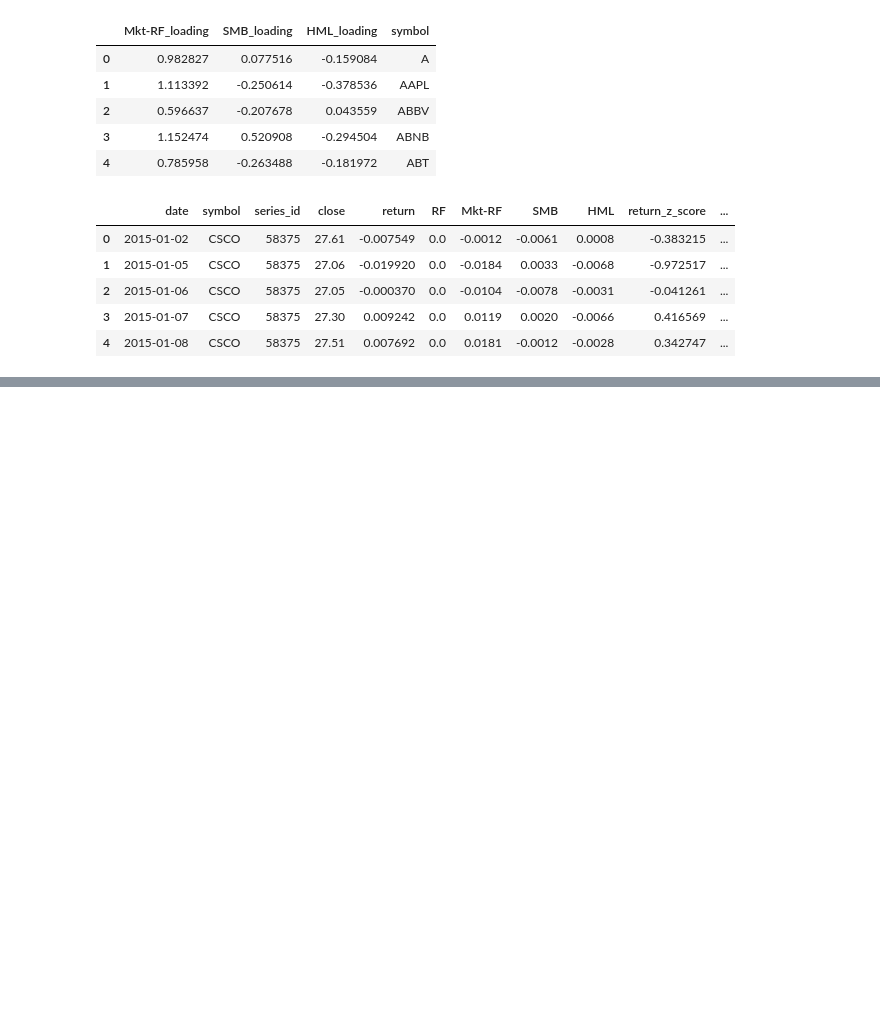
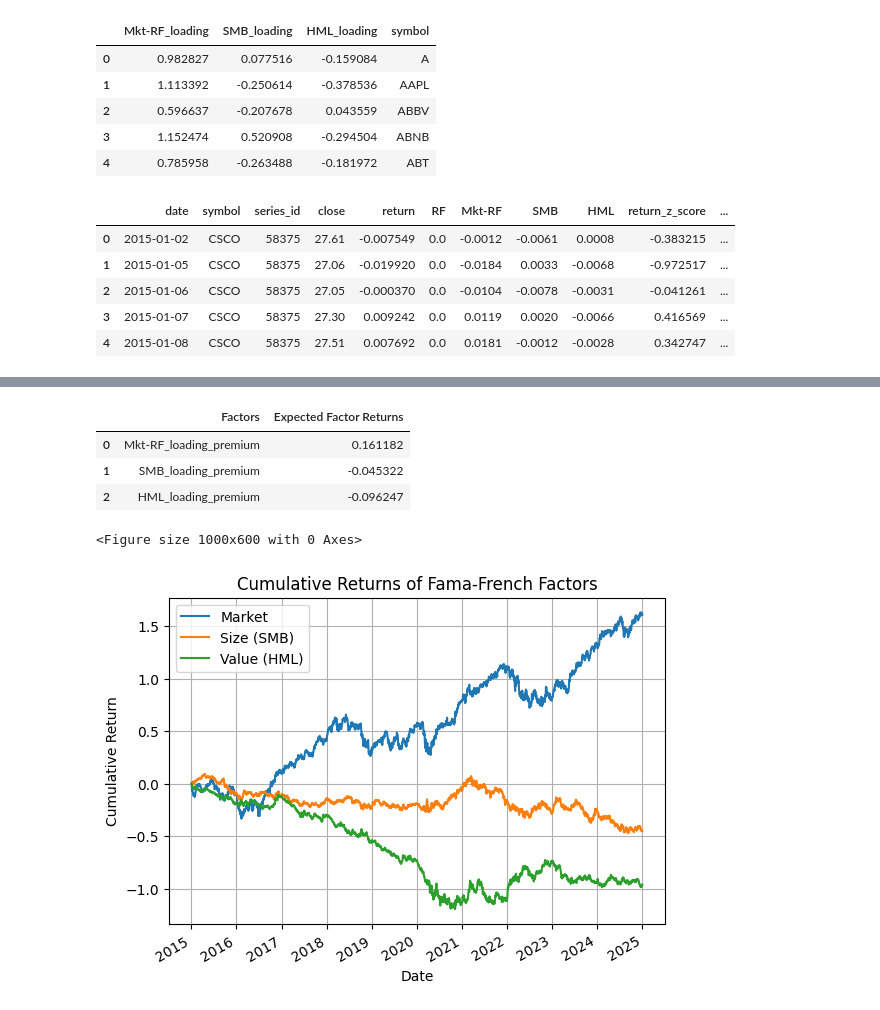
Before and after one commit to Aman-Rana-02/Efficient_Market_Portfolios, a Jupyter notebook: scripts/2.0.arbitrage_portfolio_theory.ipynb, the cells around one changed output, grey strips where cells are left out. Drawn from its saved outputs; the diff is of its cells as text; code cells hidden in the pictures; blank space fills up the shorter version.

```diff
--- a/scripts/2.0.arbitrage_portfolio_theory.ipynb
+++ b/scripts/2.0.arbitrage_portfolio_theory.ipynb
@@ -140,2 +150,28 @@ rp_df.head()
+# %%
+expected_factor_returns_df = pd.DataFrame.from_dict(expected_factor_returns, orient='index')
+expected_factor_returns_df.columns = ['Expected Factor Returns']
+expected_factor_returns_df['Expected Factor Returns'] = expected_factor_returns_df['Expected Factor Returns'] * 252
+expected_factor_returns_df.index.name = 'Factors'
+expected_factor_returns_df.reset_index(inplace=True)
+expected_factor_returns_df.to_latex('../figs/expected_factor_returns.tex', index=False, float_format="%.4f")
+expected_factor_returns_df.head()
+# %% [output]
+|  | Factors | Expected Factor Returns |
+| 0 | Mkt-RF_loading_premium | 0.161182 |
+| 1 | SMB_loading_premium | -0.045322 |
+| 2 | HML_loading_premium | -0.096247 |
 # %%
-rp_df[risk_premiums].cumsum().plot()
+plt.figure(figsize=(10, 6))
+rp_df[risk_premiums].cumsum().plot(grid=True)
+plt.title('Cumulative Returns of Fama-French Factors')
+plt.xlabel('Date')
+plt.ylabel('Cumulative Return')
+plt.legend(['Market', 'Size (SMB)', 'Value (HML)'])
+
+# Save the plot
+plt.savefig('../figs/factor_returns.png', dpi=300)
+
+plt.show()
+# %% [output]
+<Figure size 1000x600 with 0 Axes>
+[figure, added]
```
Also changed, not shown: parts of 14 cells of this notebook, 21 other files.
